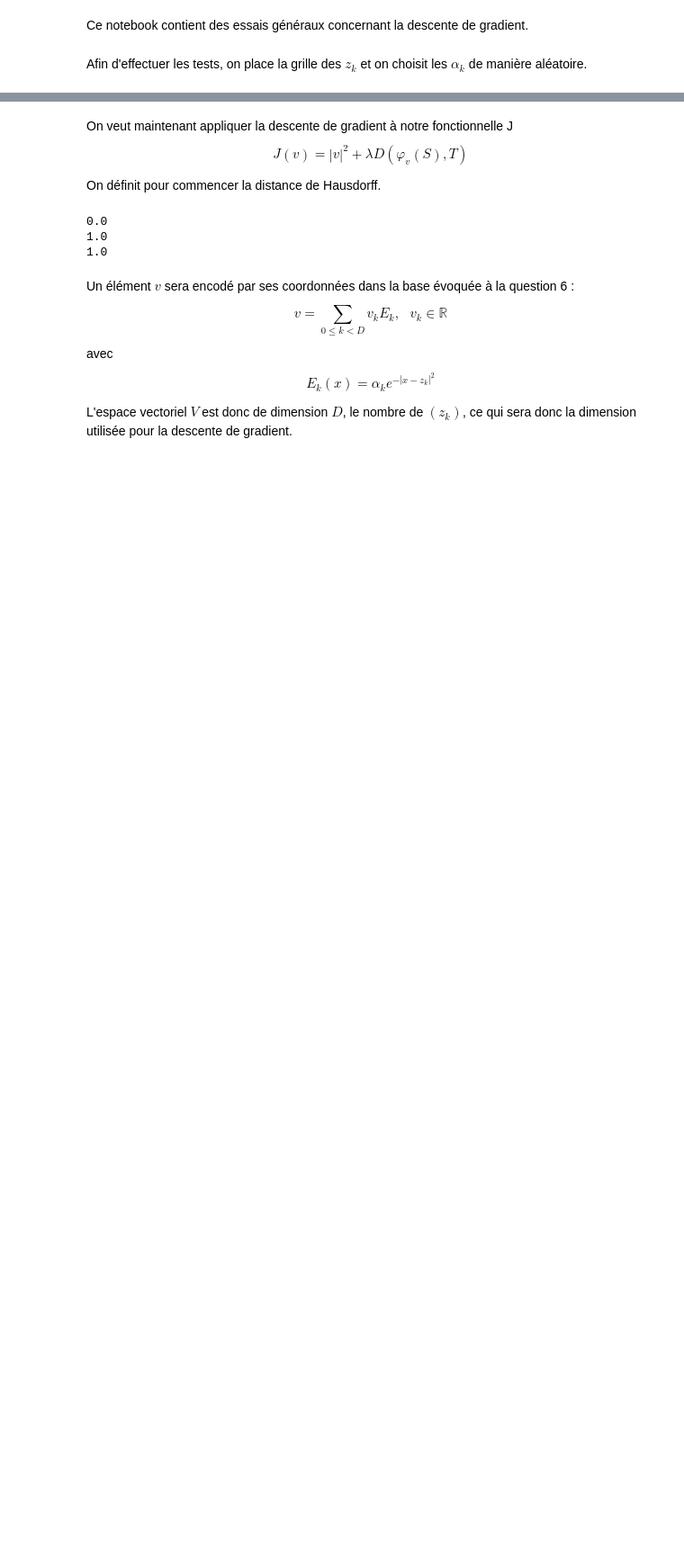
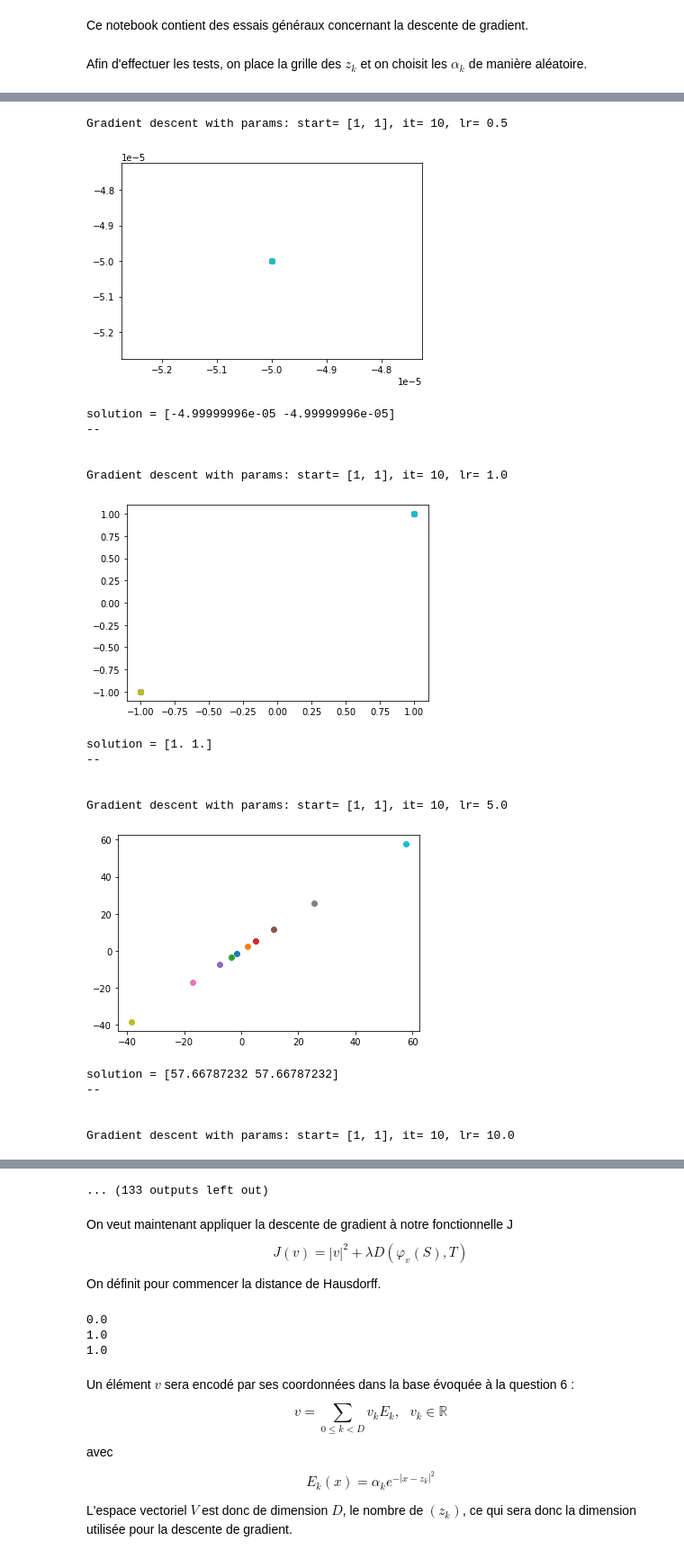
Before and after one commit to tstln/Projet_L3_3MA201_Appariement_de_formes, a Jupyter notebook: python/descente_grad.ipynb, the cells around one changed output, grey strips where cells are left out. Shown: that part at 90% size. Drawn from its saved outputs; the diff is of its cells as text; code cells hidden in the pictures; blank space fills up the shorter version.

Commit message:
màj descente gradient

```diff
--- a/python/descente_grad.ipynb
+++ b/python/descente_grad.ipynb
@@ -104,0 +99,48 @@ solution = [-3.38088007e+13 -2.80043455e+13]
+# %%
+
+
+# La fonction à minimiser, ici de deux variables
+def toto(param):
+    return param[0] * param[0] + param[1] * param[1];
+
+# dimension de l'espace ambiant
+d = 2
+
+
+
+import itertools
+
+starting_points = [[1, 1], [10, 10], [100, 100], [1000, 1000]]
+it = [10, 100, 1000]
+lr = [0.5, 1.0, 5.0, 10.0, 50.0, 100.0]
+parameters = [starting_points, it, lr]
+
+for param in itertools.product(*parameters):
+    print("Gradient descent with params: start= {}, it= {}, lr= {}".format(param[0], param[1], param[2]))
+    result = gradient_descent(toto, start=param[0], dim=d, iterations=param[1], learning_rate_guess=param[2]);
+    print("solution =", result)
+    print("--")
+    print("")
+    print("")
+
+print("done!")
+# %% [output]
+Gradient descent with params: start= [1, 1], it= 10, lr= 0.5
+[figure, added]
+solution = [-4.99999996e-05 -4.99999996e-05]
+--
+
+
+Gradient descent with params: start= [1, 1], it= 10, lr= 1.0
+[figure, added]
+solution = [1. 1.]
+--
+
+
+Gradient descent with params: start= [1, 1], it= 10, lr= 5.0
+[figure, added]
+solution = [57.66787232 57.66787232]
+--
+
+
+Gradient descent with params: start= [1, 1], it= 10, lr= 10.0
@@ -105,3 +160,4 @@ solution = [-3.38088007e+13 -2.80043455e+13]
+... (133 outputs left out)
 # %% [markdown]
 On veut maintenant appliquer la descente de gradient à notre fonctionnelle J $$J(v) = |v|^2 + \lambda D(\varphi_v(S), T)$$
 
```
Also changed, not shown: parts of 5 cells of this notebook.
